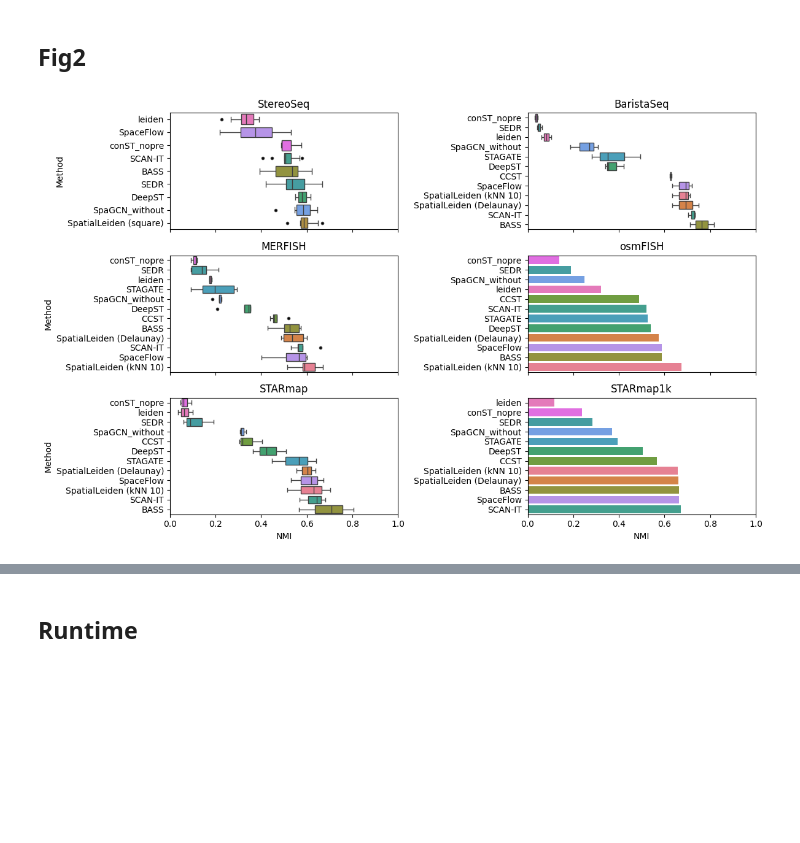
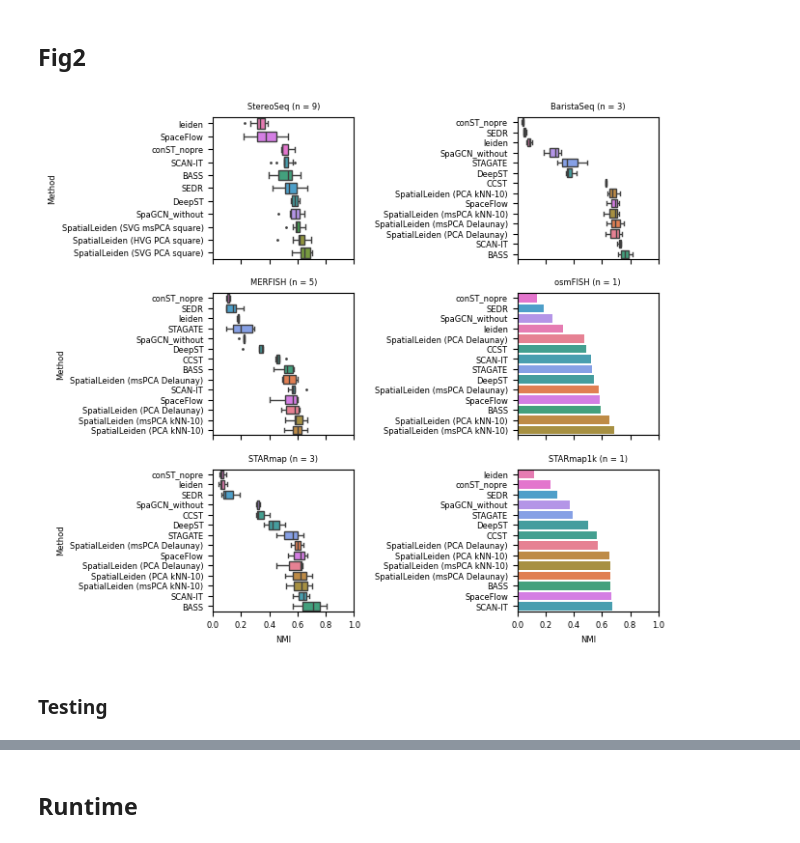
Before and after one commit to HiDiHlabs/SpatialLeiden-Study, a Jupyter notebook: 3_Fig.ipynb, the cells around one changed output, grey strips where cells are left out. Cells and saved outputs as stored; diff of their text form; code cells hidden in the pictures; blank space fills up the shorter version.

```diff
--- a/3_Fig.ipynb
+++ b/3_Fig.ipynb
@@ -396,6 +460,7 @@ nmi_spatialleiden.loc[:, ["sample", "Biotech", "seed", "neighbors", "NMI"]].to_c
 # %%
 nmi_spatialleiden = (
-    nmi_spatialleiden.groupby(["sample", "Biotech", "neighbors", "Method"])
+    nmi_spatialleiden.fillna({"features": ""})
+    .groupby(["sample", "Biotech", "neighbors", "features", "dimred", "Method"])
     .agg({"NMI": "median"})
     .reset_index()
     .rename(columns={"sample": "DataName"})
@@ -414,7 +479,9 @@ nmi = pd.concat(
 ## Fig2
 # %%
 def nmi_plot(nmi_df, technology, ax, cmap):
-    nmi_df = nmi_df.loc[lambda df: (df["Biotech"] == technology)]
+    nmi_df = nmi_df.loc[lambda df: df["Biotech"] == technology]
+
+    n_sample = nmi_df["DataName"].nunique()
 
     order = nmi_df.groupby("Method").agg({"NMI": "median"}).sort_values("NMI").index
 
@@ -427,35 +494,40 @@ def nmi_plot(nmi_df, technology, ax, cmap):
     _ = plotting_fn(
         data=nmi_df, y="Method", x="NMI", hue="Method", order=order, ax=ax, **kwargs
     )
-    ax.set(xlim=(0, 1), title=technology)
+    ax.set(xlim=(0, 1), title=f"{technology} (n = {n_sample})")
-# %%
-nmi = nmi.assign(
-    neighbors=lambda df: df["neighbors"].replace(
-        {"10": "kNN 10", "delaunay": "Delaunay", "grid4": "square"}
-    )
-)
-
-nmi.loc[lambda df: df["Method"] == "SpatialLeiden", "Method"] = nmi.loc[
-    lambda df: df["Method"] == "SpatialLeiden"
-].assign(method=lambda df: df["Method"] + " (" + df["neighbors"] + ")")["method"]
+# %%
+is_spatialleiden = nmi["Method"] == "SpatialLeiden"
+
+nmi.loc[is_spatialleiden, "Method"] = nmi.loc[is_spatialleiden].assign(
+    method=lambda df: df["Method"]
+    + " ("
+    + np.where(df["features"] == "", "", df["features"] + " ")
+    + df["dimred"]
+    + " "
+    + df["neighbors"]
+    + ")"
+)["method"]
 # %%
-fig2, axs = plt.subplots(nrows=3, ncols=2, figsize=(12, 7.5), sharex=True)
+fig2, axs = plt.subplots(nrows=3, ncols=2, figsize=(170 * mm, 150 * mm), sharex=True)
 
 methods = nmi.Method.unique()
 cmap = {m: c for m, c in zip(methods, sns.color_palette("husl", len(methods)))}
 
 nmi_plot(nmi, "StereoSeq", axs[0, 0], cmap)
 nmi_plot(nmi, "BaristaSeq", axs[0, 1], cmap)
 nmi_plot(nmi, "MERFISH", axs[1, 0], cmap)
 nmi_plot(nmi, "osmFISH", axs[1, 1], cmap)
 nmi_plot(nmi, "STARmap", axs[2, 0], cmap)
 nmi_plot(nmi, "STARmap1k", axs[2, 1], cmap)
 
 axs[0, 1].set(ylabel=None)
 axs[1, 1].set(ylabel=None)
 axs[2, 1].set(ylabel=None)
 
 fig2.tight_layout()
-fig2.savefig(fig_dir / "Fig2.pdf", dpi=600)
+fig2.savefig(fig_dir / "Fig2.pdf", dpi=dpi)
+fig2.savefig(fig_dir / "Fig2.png", dpi=dpi)
 # %% [output]
-[figure, old version]
+[figure, new version]
+# %% [markdown]
+### Testing
```
Also changed, not shown: parts of 38 cells of this notebook, 10 other files.
